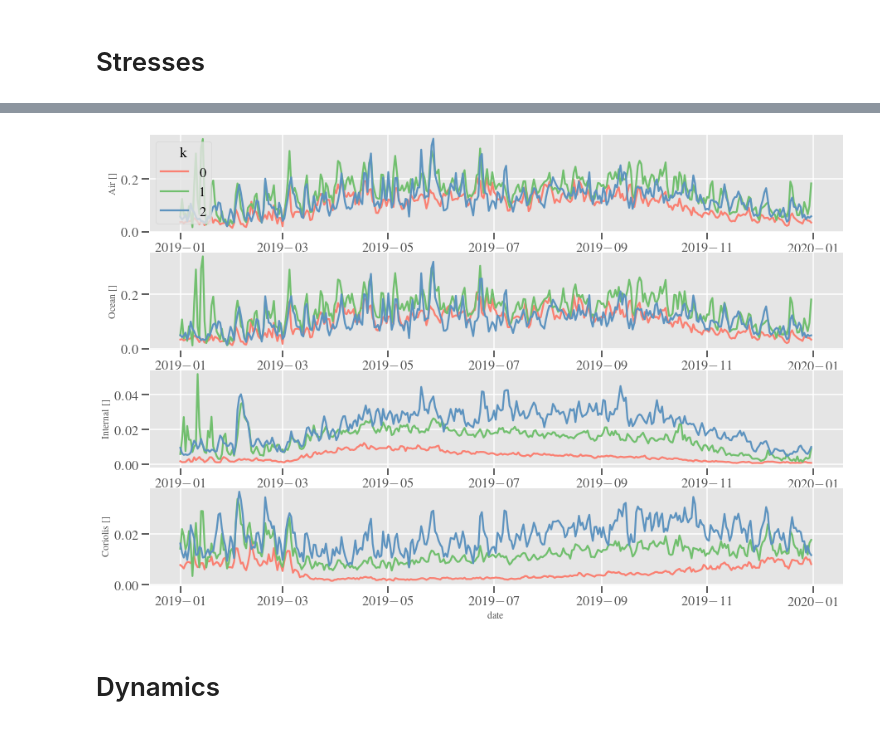
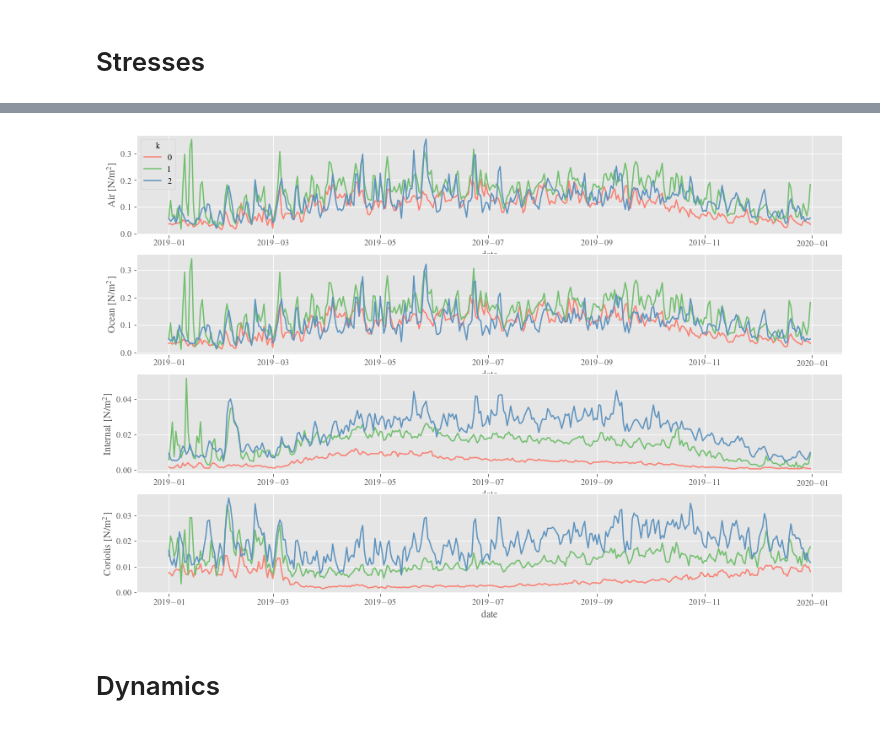
Before and after one commit to NoahDay/sea-ice-classification, a Jupyter notebook: MIZ-forcing-analysis.ipynb, the cells around one changed output, grey strips where cells are left out. Cells and saved outputs as stored; diff of their text form; code cells hidden in the pictures.

```diff
--- a/MIZ-forcing-analysis.ipynb
+++ b/MIZ-forcing-analysis.ipynb
@@ -193,13 +283,17 @@ df_magnitude = pd.DataFrame({'k': df["k"].values,
                              "strocn": np.sqrt(np.square(df["strocnx"])+np.square(df["strocny"])),
                              "strint": np.sqrt(np.square(df["strintx"])+np.square(df["strinty"])),
                              "strcor": np.sqrt(np.square(df["strcorx"])+np.square(df["strcory"])),
+                             "wind_speed": np.sqrt(np.square(df["uatm"])+np.square(df["vatm"])),
+                             "ice_speed": np.sqrt(np.square(df["uvel"])+np.square(df["vvel"])),
+                             "uvel": df["uvel"],
+                             "vvel": df["vvel"],
                             })
 
 #df_magnitude["strair"] = np.sqrt(np.square(df["strairx"])+np.square(df["strairy"]))
 #df_magnitude["strocn"] = np.sqrt(np.square(df["strairx"])+np.square(df["strairy"]))
 
 
-df_grouped = df_magnitude[["strair", "strocn", "strint", "strcor", "k"]].groupby('k').mean(numeric_only=True)
+df_grouped = df_magnitude[["strair", "strocn", "strint", "strcor", "wind_speed", "ice_speed", "uvel", "vvel", "k"]].groupby('k').mean(numeric_only=True)
 #df_grouped["dafsd_latm"] = df_grouped["dafsd_latm"]*100#.values*(10^5)
 #df_grouped["dafsd_latg"] = df_grouped["dafsd_latg"]*10000
 
@@ -207,7 +301,7 @@ df_grouped = df_magnitude[["strair", "strocn", "strint", "strcor", "k"]].groupby
 df_plot = pd.DataFrame({'1': df_grouped.iloc[0,:].values,
                         '2': df_grouped.iloc[1,:].values,
                         '3': df_grouped.iloc[2,:].values},
-                        index=['Air', 'Ocean', 'Internal', 'Coriolis'])
+                        index=['Air', 'Ocean', 'Internal', 'Coriolis', 'Wind speed', 'Ice drift speed', 'Zonal drift', 'Meridional drift'])
 
 
 # create stacked bar chart for monthly temperatures
@@ -248,38 +343,38 @@ df_timeseries
 # %%
 # Time series plot
 plt.style.use("ggplot")
 #sns.set_context("talk")
 # set figure size
 #plt.figure(figsize=(12,6))
 fig, axes = plt.subplots(4, 1, figsize=(15, 10), sharey=False)
 #fig.suptitle('Initial Pokemon - 1st Generation')
 
 
 # Time series plot with Seaborn lineplot()
 sns.lineplot(ax=axes[0], x="date", y="strair", hue="k",
             data=df_timeseries, errorbar=None,
              palette=[(0.9805, 0.5000, 0.4453, 1.0), (0.4416, 0.7490, 0.4322, 1.0), (0.3639, 0.5755, 0.748, 1.0)])
-axes[0].set(ylabel='Air []')
+axes[0].set(ylabel='Air [N/m$^2$]')
 
 sns.lineplot(ax=axes[1], x="date", y="strocn", hue="k",
             data=df_timeseries, errorbar=None, legend=False,
              palette=[(0.9805, 0.5000, 0.4453, 1.0), (0.4416, 0.7490, 0.4322, 1.0), (0.3639, 0.5755, 0.748, 1.0)])
-axes[1].set(ylabel='Ocean []')
+axes[1].set(ylabel='Ocean [N/m$^2$]')
 
 sns.lineplot(ax=axes[2], x="date", y="strint", hue="k",
             data=df_timeseries, errorbar=None, legend=False,
              palette=[(0.9805, 0.5000, 0.4453, 1.0), (0.4416, 0.7490, 0.4322, 1.0), (0.3639, 0.5755, 0.748, 1.0)])
-axes[2].set(ylabel='Internal []')
+axes[2].set(ylabel='Internal [N/m$^2$]')
 
 sns.lineplot(ax=axes[3], x="date", y="strcor", hue="k",
             data=df_timeseries, errorbar=None, legend=False,
              palette=[(0.9805, 0.5000, 0.4453, 1.0), (0.4416, 0.7490, 0.4322, 1.0), (0.3639, 0.5755, 0.748, 1.0)])
-axes[3].set(ylabel='Coriolis []')
+axes[3].set(ylabel='Coriolis [N/m$^2$]')
 
 
 plt.savefig(savepath+'stresses_ts.png', dpi = 600, bbox_inches="tight")
 # %% [output]
-[figure, old version]
+[figure, new version]
 # %% [markdown]
 # Dynamics
 # %%
```
Also changed, not shown: parts of 50 cells of this notebook, 14 other files.
